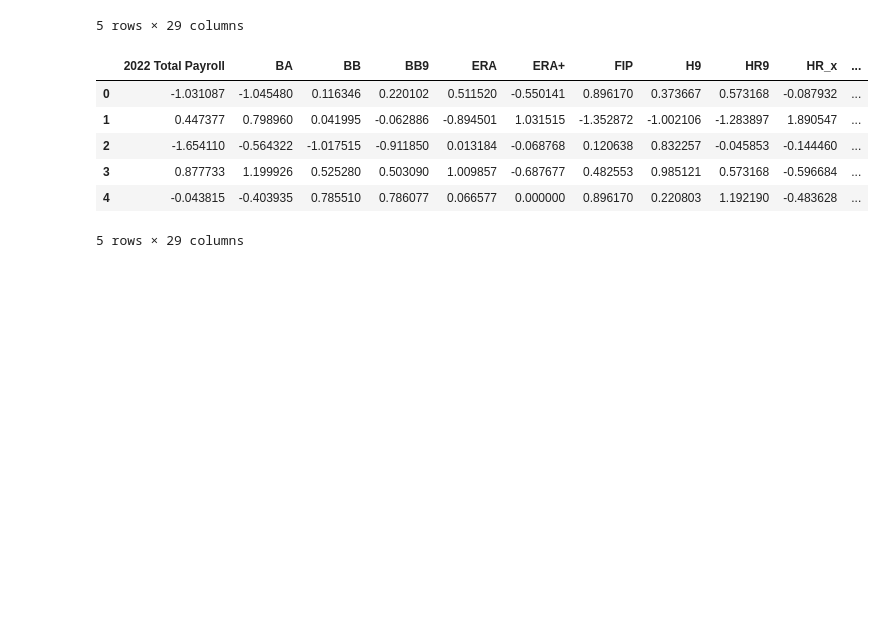
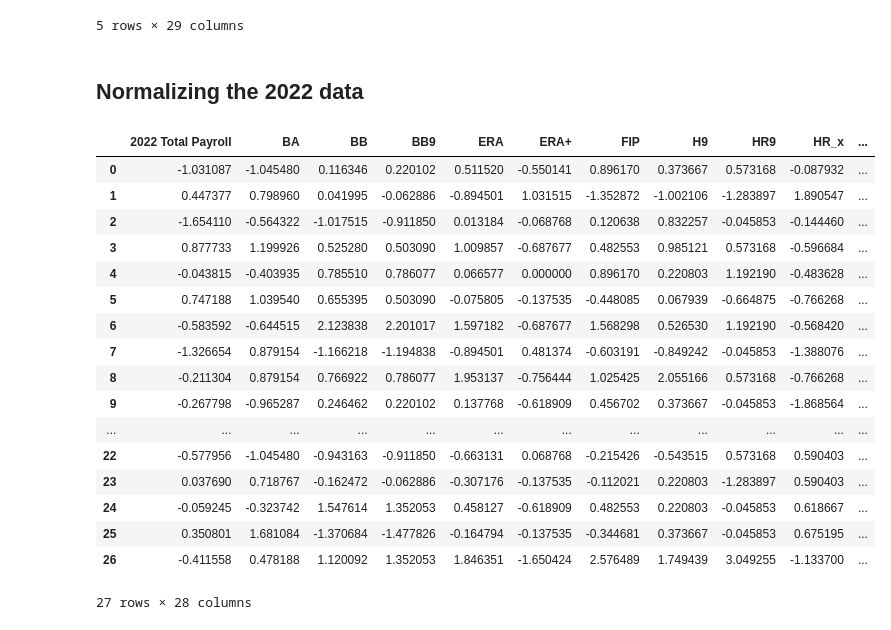
Before and after one commit to marcosfassiob/cmda3654_project, a Jupyter notebook: Project2.ipynb, the cells around one changed output. Saved outputs shown, nothing was run; the diff lists cells and outputs as text; code cells hidden in the pictures; blank space fills up the shorter version.

```diff
--- a/Project2.ipynb
+++ b/Project2.ipynb
@@ -165,14 +173,28 @@ baseball_data_2022.head()
 | 3 | Boston Red Sox | 735 | 1427 | 155 | 704 | 1373 | 0.258 | 0.321 | 0.409 | 0.731 | ... | ... |
 | 4 | Chicago Cubs | 657 | 1293 | 159 | 620 | 1448 | 0.238 | 0.311 | 0.387 | 0.698 | ... | ... |
 5 rows × 29 columns
+# %% [markdown]
+## Normalizing the 2022 data
 # %%
 z = (baseball_data_2022 - baseball_data_2022.mean())/baseball_data_2022.std()
-z.head()
+z = z.drop('Team', axis=1)
+z
 # %% [output]
 |  | 2022 Total Payroll | BA | BB | BB9 | ERA | ERA+ | FIP | H9 | HR9 | HR_x | ... |
 | 0 | -1.031087 | -1.045480 | 0.116346 | 0.220102 | 0.511520 | -0.550141 | 0.896170 | 0.373667 | 0.573168 | -0.087932 | ... |
 | 1 | 0.447377 | 0.798960 | 0.041995 | -0.062886 | -0.894501 | 1.031515 | -1.352872 | -1.002106 | -1.283897 | 1.890547 | ... |
 | 2 | -1.654110 | -0.564322 | -1.017515 | -0.911850 | 0.013184 | -0.068768 | 0.120638 | 0.832257 | -0.045853 | -0.144460 | ... |
 | 3 | 0.877733 | 1.199926 | 0.525280 | 0.503090 | 1.009857 | -0.687677 | 0.482553 | 0.985121 | 0.573168 | -0.596684 | ... |
 | 4 | -0.043815 | -0.403935 | 0.785510 | 0.786077 | 0.066577 | 0.000000 | 0.896170 | 0.220803 | 1.192190 | -0.483628 | ... |
+| 5 | 0.747188 | 1.039540 | 0.655395 | 0.503090 | -0.075805 | -0.137535 | -0.448085 | 0.067939 | -0.664875 | -0.766268 | ... |
+| 6 | -0.583592 | -0.644515 | 2.123838 | 2.201017 | 1.597182 | -0.687677 | 1.568298 | 0.526530 | 1.192190 | -0.568420 | ... |
+| 7 | -1.326654 | 0.879154 | -1.166218 | -1.194838 | -0.894501 | 0.481374 | -0.603191 | -0.849242 | -0.045853 | -1.388076 | ... |
+| 8 | -0.211304 | 0.879154 | 0.766922 | 0.786077 | 1.953137 | -0.756444 | 1.025425 | 2.055166 | 0.573168 | -0.766268 | ... |
+| 9 | -0.267798 | -0.965287 | 0.246462 | 0.220102 | 0.137768 | -0.618909 | 0.456702 | 0.373667 | -0.045853 | -1.868564 | ... |
+| ... | ... | ... | ... | ... | ... | ... | ... | ... | ... | ... | ... |
+| 22 | -0.577956 | -1.045480 | -0.943163 | -0.911850 | -0.663131 | 0.068768 | -0.215426 | -0.543515 | 0.573168 | 0.590403 | ... |
+| 23 | 0.037690 | 0.718767 | -0.162472 | -0.062886 | -0.307176 | -0.137535 | -0.112021 | 0.220803 | -1.283897 | 0.590403 | ... |
+| 24 | -0.059245 | -0.323742 | 1.547614 | 1.352053 | 0.458127 | -0.618909 | 0.482553 | 0.220803 | -0.045853 | 0.618667 | ... |
+| 25 | 0.350801 | 1.681084 | -1.370684 | -1.477826 | -0.164794 | -0.137535 | -0.344681 | 0.373667 | -0.045853 | 0.675195 | ... |
+| 26 | -0.411558 | 0.478188 | 1.120092 | 1.352053 | 1.846351 | -1.650424 | 2.576489 | 1.749439 | 3.049255 | -1.133700 | ... |
-5 rows × 29 columns
+27 rows × 28 columns
```
Also changed, not shown: parts of 27 cells of this notebook, 2 other files.
